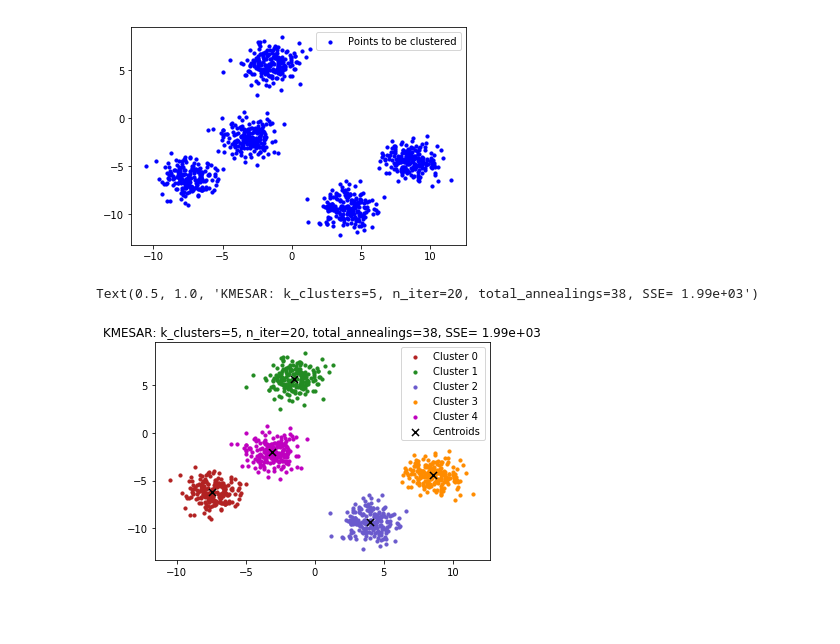
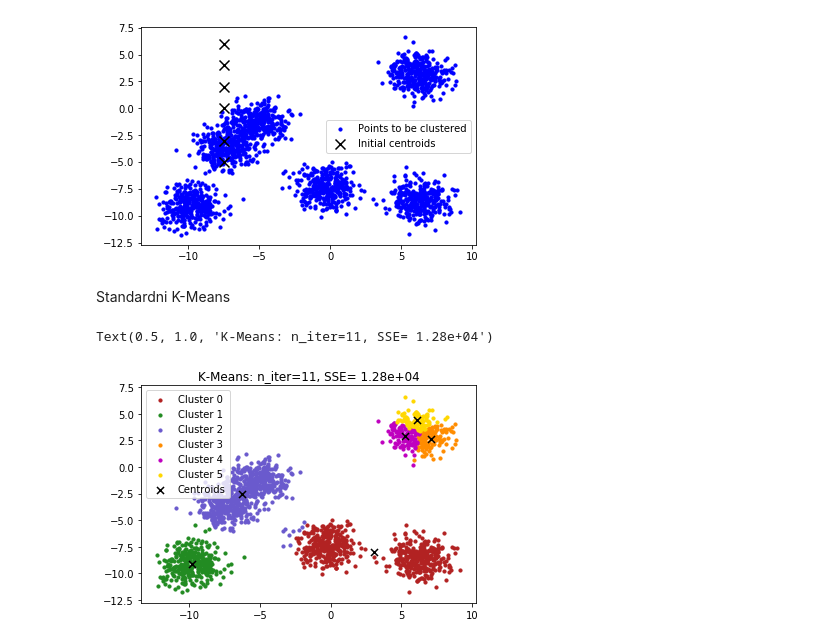
Before and after one commit to alexein777/K-MESA, a Jupyter notebook: test_kmesar_different.ipynb, the cells around one changed output. Saved outputs shown, nothing was run; the diff lists cells and outputs as text; code cells hidden in the pictures; blank space fills up the shorter version.

Commit message:
6_blobs test, tracking_history_fixed, info_functions

```diff
--- a/test_kmesar_different.ipynb
+++ b/test_kmesar_different.ipynb
@@ -5,35 +5,40 @@ import matplotlib.pyplot as plt
 from sklearn.datasets import make_circles, make_blobs
 from clustering.kmesar import KMESAR
 # %%
-X, y = make_blobs(n_samples=1000, n_features=2, centers=5)
+X, y = make_blobs(n_samples=2000, n_features=2, centers=6)
 df = pd.DataFrame(X, columns=['x', 'y'])
+# %%
+init_centroids = np.array([[-7.5, -5], [-7.5, -3], [-7.5, 0], [-7.5, 2], [-7.5, 4], [-7.5, 6]])
+colors = ['firebrick', 'forestgreen', 'slateblue', 'darkorange', 'm', 'gold', 'lightcoral', 'plum', 'crimson',
+          'forestgreen', 'plum', 'indigo']
 # %%
 plt.scatter(X[:, 0], X[:, 1], c='blue', s=10, label='Points to be clustered')
+plt.scatter(init_centroids[:, 0], init_centroids[:, 1],
+            c='black', s=100, marker='x', label='Initial centroids')
 plt.legend()
 
 plt.show()
 # %% [output]
-[figure, old version]
+[figure, new version]
+# %% [markdown]
+Standardni K-Means
 # %%
-est = KMESAR(k_clusters=5,
+est = KMESAR(k_clusters=6,
              n_init=1,
-             annealing_prob_function='log',
-             alpha=1,
-             annealing_weight_function='sigmoid',
+             init_centroids=init_centroids,
+             simulated_annealing_on=False,
              convergence_tracking=True,
-             annealing_tracking=True
              )
 est.fit(X)
 df['label'] = est.labels_
 # %%
-colors = ['firebrick', 'forestgreen', 'slateblue', 'darkorange', 'm']
 for label in range(est.k_clusters):
     cluster = X[np.where(est.labels_ == label)]
     plt.scatter(cluster[:, 0], cluster[:, 1], c=colors[label], s=10, label=f'Cluster {label}')
 
 plt.scatter(est.centroids_[:, 0], est.centroids_[:, 1], c='black', s=50, marker='x', label='Centroids')
 plt.legend()
-plt.title(est.clustering_info())
+plt.title(est.clustering_plot_title())
 # %% [output]
-Text(0.5, 1.0, 'KMESAR: k_clusters=5, n_iter=20, total_annealings=38, SSE= 1.99e+03')
+Text(0.5, 1.0, 'K-Means: n_iter=11, SSE= 1.28e+04')
-[figure, old version]
+[figure, new version]
```
Also changed, not shown: parts of 4 cells of this notebook, 15 other files.
